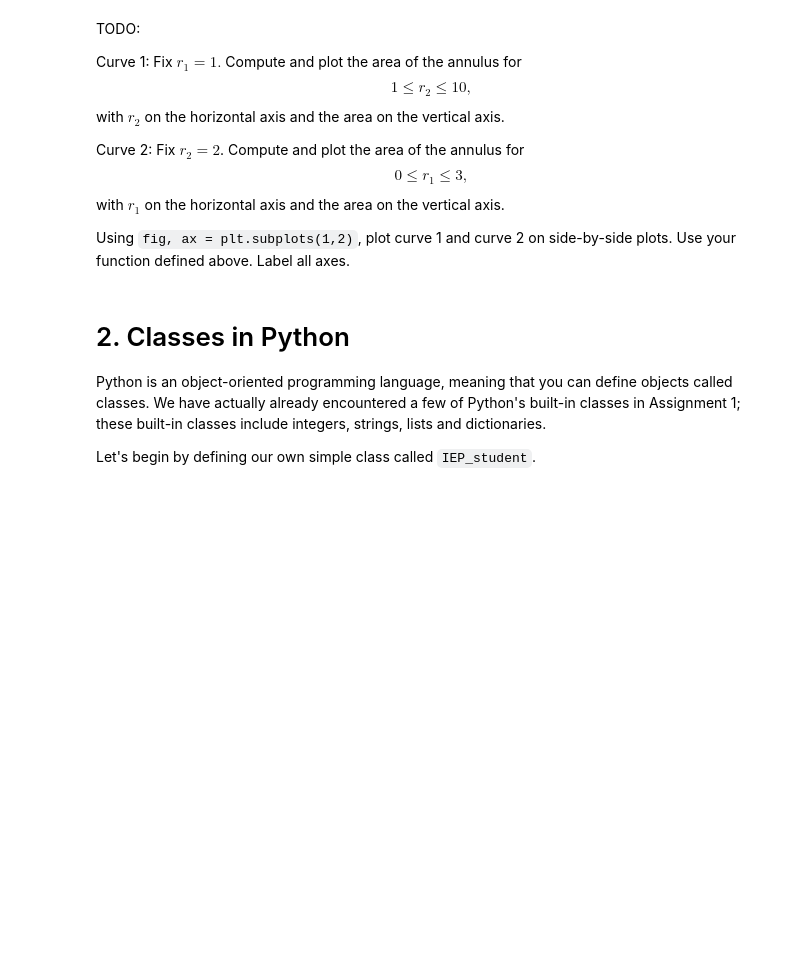
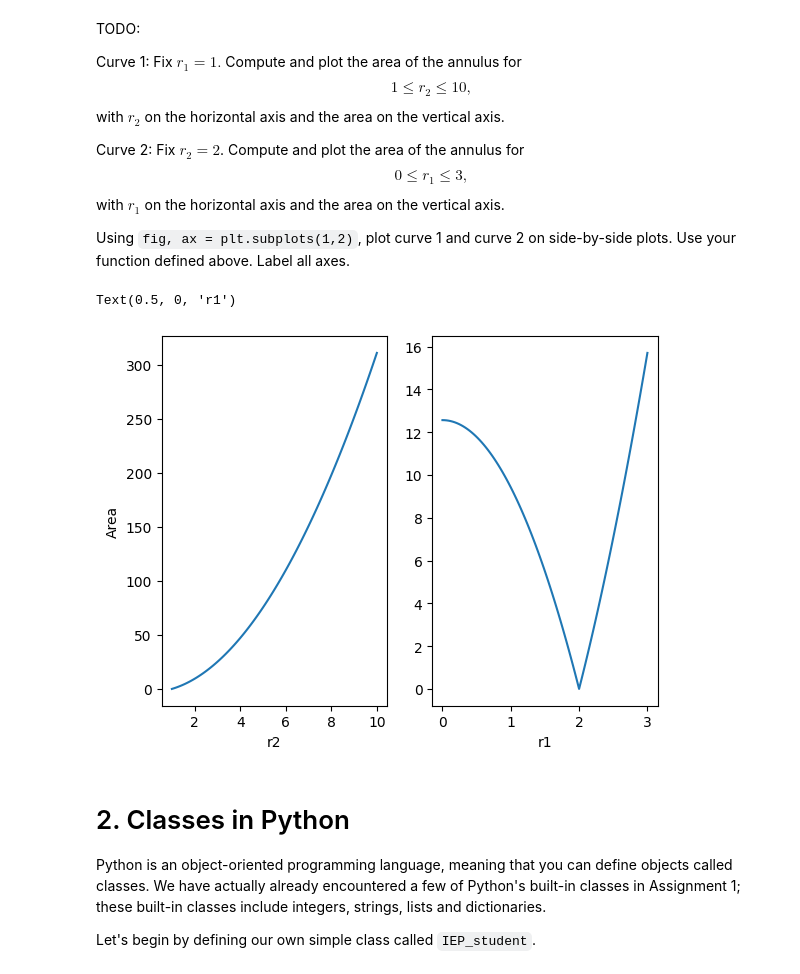
Before and after one commit to lxh6530/Assignment0-Lillian-Hart, a Jupyter notebook: Lab0_IEPII_Spr25.ipynb, the cells around one changed output. Cells and saved outputs as stored; diff of their text form; code cells hidden in the pictures; blank space fills up the shorter version.

```diff
--- a/Lab0_IEPII_Spr25.ipynb
+++ b/Lab0_IEPII_Spr25.ipynb
@@ -108,6 +124,8 @@ Your answer here:
 TODO: Define a function that computes the area of an annulus, with inner radius $r_1$ and outer radius $r_2$.
 # %%
 ### TODO: YOUR CODE HERE
+def annulusArea(r1, r2):
+  return np.pi*(r2**2-r1**2)
 # %% [markdown]
 TODO:
 
@@ -121,3 +137,23 @@ Using `fig, ax = plt.subplots(1,2)`, plot curve 1 and curve 2 on side-by-side pl
+# %%
+### TODO: YOUR CODE HERE
+
+r1 = 1
+r2s = np.linspace(1, 10, 100)
+areas = annulusArea(r1, r2s)
+fig, ax = plt.subplots(1,2)
+ax[0].plot(r2s, areas)
+ax[0].set_xlabel('r2')
+ax[0].set_ylabel('Area')
+
+r2 = 2
+r1s = np.linspace(0, 3, 100)
+areas = annulusArea(r1s, r2)
+areas = abs(areas)
+ax[1].plot(r1s, areas)
+ax[1].set_xlabel('r1')
+# %% [output]
+Text(0.5, 0, 'r1')
+[figure, added]
 # %% [markdown]
 # 2. Classes in Python
 Python is an object-oriented programming language, meaning that you can define objects called classes. We have actually already encountered a few of Python's built-in classes in Assignment 1; these built-in classes include integers, strings, lists and dictionaries.
```
Also changed, not shown: parts of 20 cells of this notebook.
